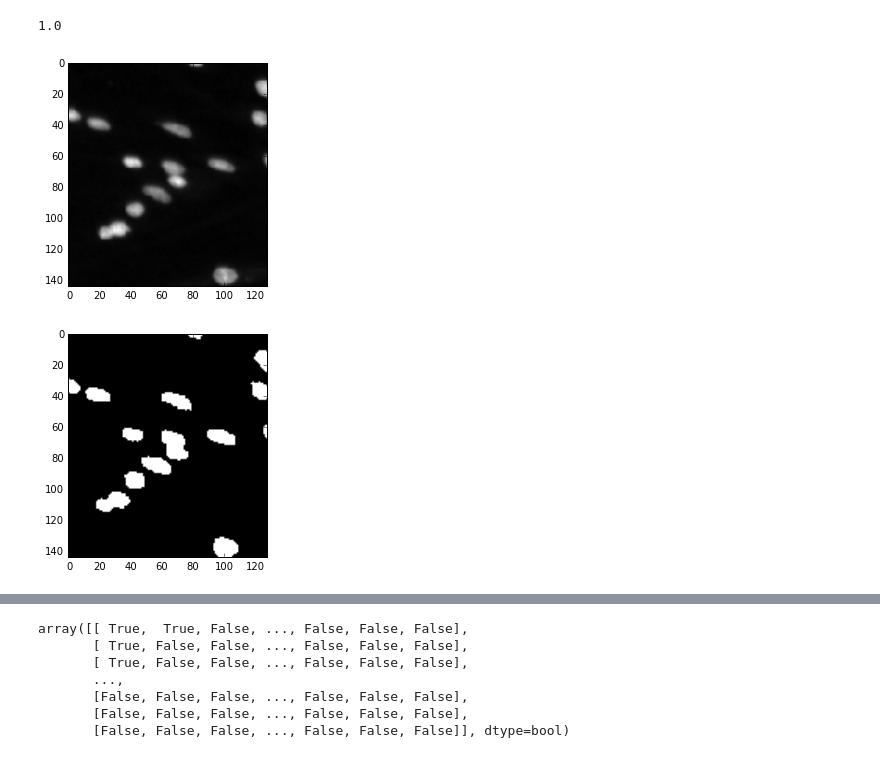
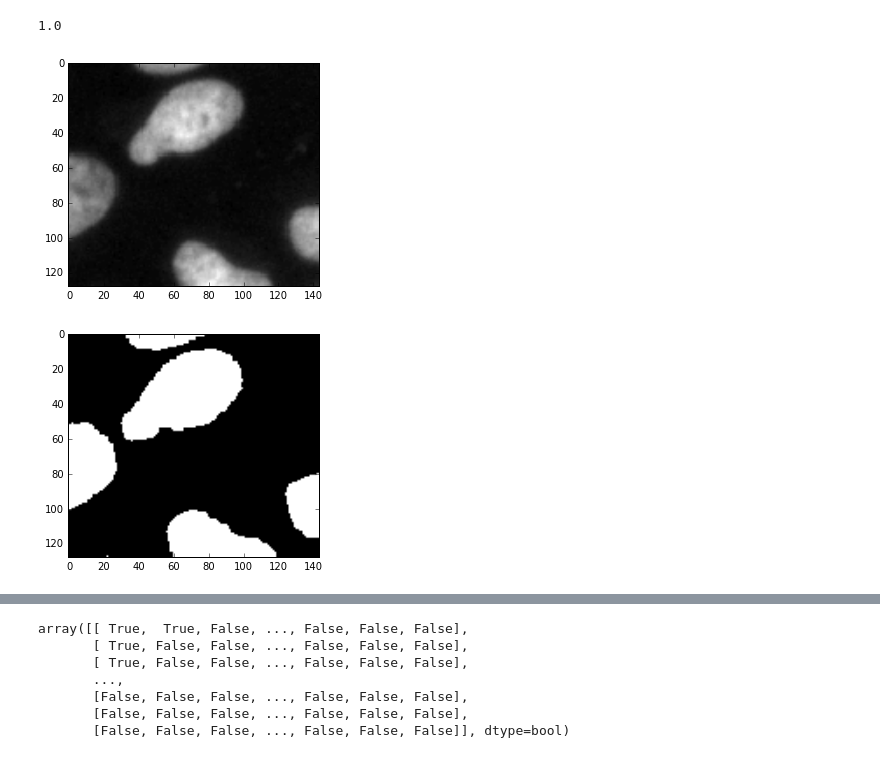
Before and after one commit to rykachevskiy/ds_bowl_2018, a Jupyter notebook: notebooks/Unet.ipynb, the cells around one changed output, grey strips where cells are left out. Cells and saved outputs as stored; diff of their text form; code cells hidden in the pictures.

```diff
--- a/notebooks/Unet.ipynb
+++ b/notebooks/Unet.ipynb
@@ -186,7 +243,7 @@ out_logits = make_unet(x, training)
 # %%
-out = tf.nn.sigmoid(out_logits)
+#out = tf.nn.sigmoid(out_logits)
 # %%
-loss = tf.reduce_mean(tf.losses.log_loss(target, out, weights = target + 1))
+loss = tf.reduce_mean(tf.losses.log_loss(target, out))
 
 #loss = tf.reduce_mean(tf.losses.sigmoid_cross_entropy(target, out_logits))
 #loss = mean_iou(out, target)
@@ -265,7 +322,7 @@ train_loss = []
 val_scores = []
 val_loss = []
 # %%
-epochs = 5
+epochs = 15
 # %%
 for epoch in range(epochs):
     curr_loss = 0
@@ -280,7 +337,7 @@ for epoch in range(epochs):
         batch_y = np.concatenate([np.expand_dims(im[:,:,1:2],0) for im in images], 0)
 
 
-        batch_loss = sess.run([train_step,loss], feed_dict={x : batch_y, target: batch_y, training : 0})
+        batch_loss = sess.run([train_step,loss], feed_dict={x : batch_x, target: batch_y, training : 0})
         curr_loss += batch_loss[1]
 
     train_loss.append(curr_loss / (i + 1))
@@ -319,11 +376,11 @@ batch_x.max()
 1.0
 # %%
 #pred = predict(batch_y[0])
-ind = 6
+ind = 7
 plt.imshow(batch_x[ind][:,:,0], cmap = 'gray')
 plt.show()
 plt.imshow(batch_y[ind][:,:,0], cmap = 'gray')
 plt.show()
 # %% [output]
-[figure, old version]
+[figure, new version]
-[figure, old version]
+[figure, new version]
```
Also changed, not shown: parts of 32 cells of this notebook, 1 other file.
